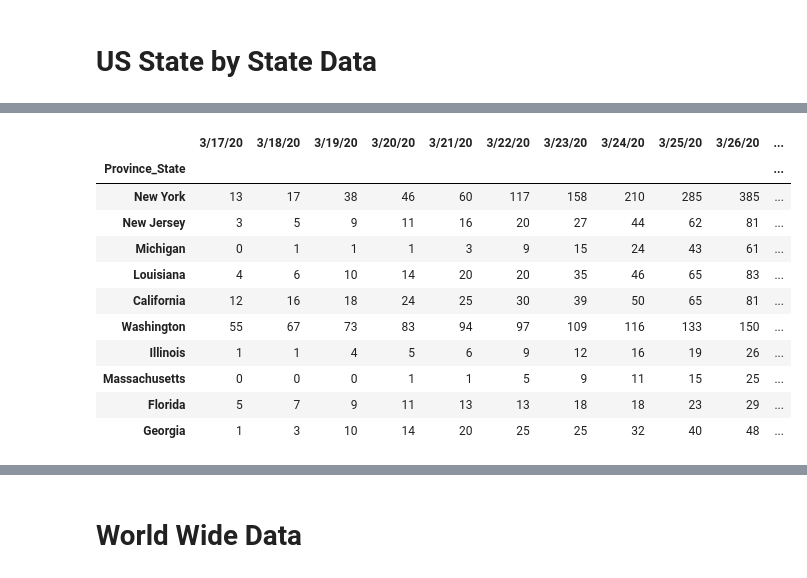
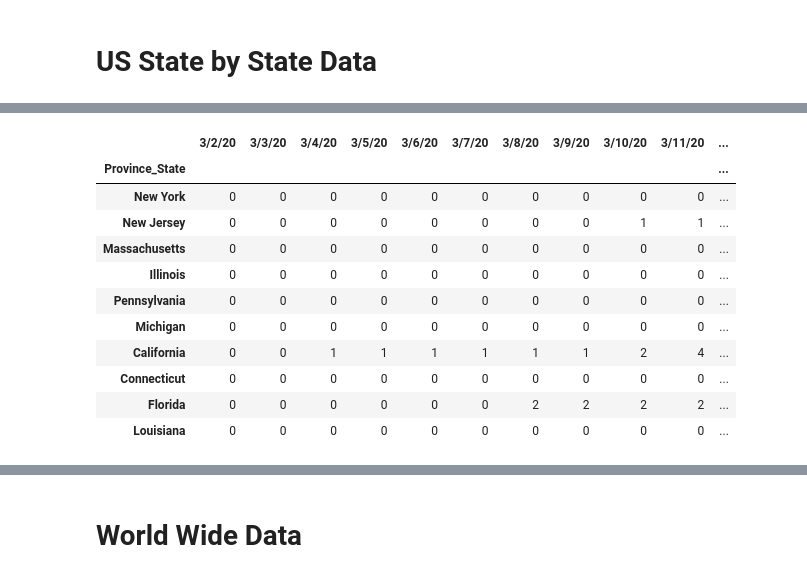
Before and after one commit to arkulkarni/COVID-19-Analysis, a Jupyter notebook: COVID-19-Analysis.ipynb, the cells around one changed output, grey strips where cells are left out. Saved outputs shown, nothing was run; the diff lists cells and outputs as text; code cells hidden in the pictures.

```diff
--- a/COVID-19-Analysis.ipynb
+++ b/COVID-19-Analysis.ipynb
@@ -46,7 +46,7 @@ LogLinearScale = list([
         )
     ])
 
-DEFAULT_DAYS = 20
+DEFAULT_DAYS = 120
 MONTH_DAYS = 31
 # %%
 # Read all the files
@@ -362,8 +362,8 @@ dfUSConfirmedTop.style.format(colFormats)
 dfUSDeathsTop = dfDeathsUSStates.sort_values(dfDeathsUSStates.columns[-1], ascending=False).head(10)
 
 data = [{
-    'x': row[1].index[-31:],
-    'y': row[1].values[-31:],
+    'x': row[1].index[-DEFAULT_DAYS:],
+    'y': row[1].values[-DEFAULT_DAYS:],
     'name': row[0]
 }  for row in dfUSDeathsTop.iterrows()]
 
@@ -371,42 +371,42 @@ updatemenus = list([
     dict(active=0,
          type='buttons',
          direction='right',
          x=0.45,
          xanchor="left",
          y=1.1,
          yanchor="top",
          buttons=list([
             dict(label='Linear Scale',
                  method='update',
                  args=[{'visible': [True, True]},
                        {'yaxis': {'type': 'linear'}}]),
             dict(label='Logarithmic Scale',
                  method='update',
                  args=[{'visible': [True, True]},
                        {'yaxis': {'type': 'log'}}])
             ]),
         )
     ])
 
 layout = dict(title = 'US Deaths', updatemenus=LogLinearScale)
 py.iplot(dict(data=data, layout=layout))
 dfUSDeathsTop = dfUSDeathsTop[dfUSDeathsTop.columns[-DEFAULT_DAYS:]]
 dfUSDeathsTop['percent_of_total'] = dfDeathsUSStates[dfDeathsUSStates.columns[-1]]/sum(dfDeathsUSStates[dfDeathsUSStates.columns[-1]])
 
 colFormats = dict.fromkeys(list(a for a in dfUSDeathsTop.columns[1:]), IntegerFormatter)
 colFormats['percent_of_total'] = PercentFormatter
 dfUSDeathsTop.style.format({'percent_of_total': PercentFormatter})
 # %% [output]
 [interactive output not drawn]
-|  | 3/17/20 | 3/18/20 | 3/19/20 | 3/20/20 | 3/21/20 | 3/22/20 | 3/23/20 | 3/24/20 | 3/25/20 | 3/26/20 | ... |
+|  | 3/2/20 | 3/3/20 | 3/4/20 | 3/5/20 | 3/6/20 | 3/7/20 | 3/8/20 | 3/9/20 | 3/10/20 | 3/11/20 | ... |
 | Province_State |  |  |  |  |  |  |  |  |  |  | ... |
-| New York | 13 | 17 | 38 | 46 | 60 | 117 | 158 | 210 | 285 | 385 | ... |
-| New Jersey | 3 | 5 | 9 | 11 | 16 | 20 | 27 | 44 | 62 | 81 | ... |
-| Michigan | 0 | 1 | 1 | 1 | 3 | 9 | 15 | 24 | 43 | 61 | ... |
-| Louisiana | 4 | 6 | 10 | 14 | 20 | 20 | 35 | 46 | 65 | 83 | ... |
-| California | 12 | 16 | 18 | 24 | 25 | 30 | 39 | 50 | 65 | 81 | ... |
-| Washington | 55 | 67 | 73 | 83 | 94 | 97 | 109 | 116 | 133 | 150 | ... |
-| Illinois | 1 | 1 | 4 | 5 | 6 | 9 | 12 | 16 | 19 | 26 | ... |
-| Massachusetts | 0 | 0 | 0 | 1 | 1 | 5 | 9 | 11 | 15 | 25 | ... |
-| Florida | 5 | 7 | 9 | 11 | 13 | 13 | 18 | 18 | 23 | 29 | ... |
-| Georgia | 1 | 3 | 10 | 14 | 20 | 25 | 25 | 32 | 40 | 48 | ... |
+| New York | 0 | 0 | 0 | 0 | 0 | 0 | 0 | 0 | 0 | 0 | ... |
+| New Jersey | 0 | 0 | 0 | 0 | 0 | 0 | 0 | 0 | 1 | 1 | ... |
+| Massachusetts | 0 | 0 | 0 | 0 | 0 | 0 | 0 | 0 | 0 | 0 | ... |
+| Illinois | 0 | 0 | 0 | 0 | 0 | 0 | 0 | 0 | 0 | 0 | ... |
+| Pennsylvania | 0 | 0 | 0 | 0 | 0 | 0 | 0 | 0 | 0 | 0 | ... |
+| Michigan | 0 | 0 | 0 | 0 | 0 | 0 | 0 | 0 | 0 | 0 | ... |
+| California | 0 | 0 | 1 | 1 | 1 | 1 | 1 | 1 | 2 | 4 | ... |
+| Connecticut | 0 | 0 | 0 | 0 | 0 | 0 | 0 | 0 | 0 | 0 | ... |
+| Florida | 0 | 0 | 0 | 0 | 0 | 0 | 2 | 2 | 2 | 2 | ... |
+| Louisiana | 0 | 0 | 0 | 0 | 0 | 0 | 0 | 0 | 0 | 0 | ... |
```
Also changed, not shown: parts of 10 cells of this notebook.
